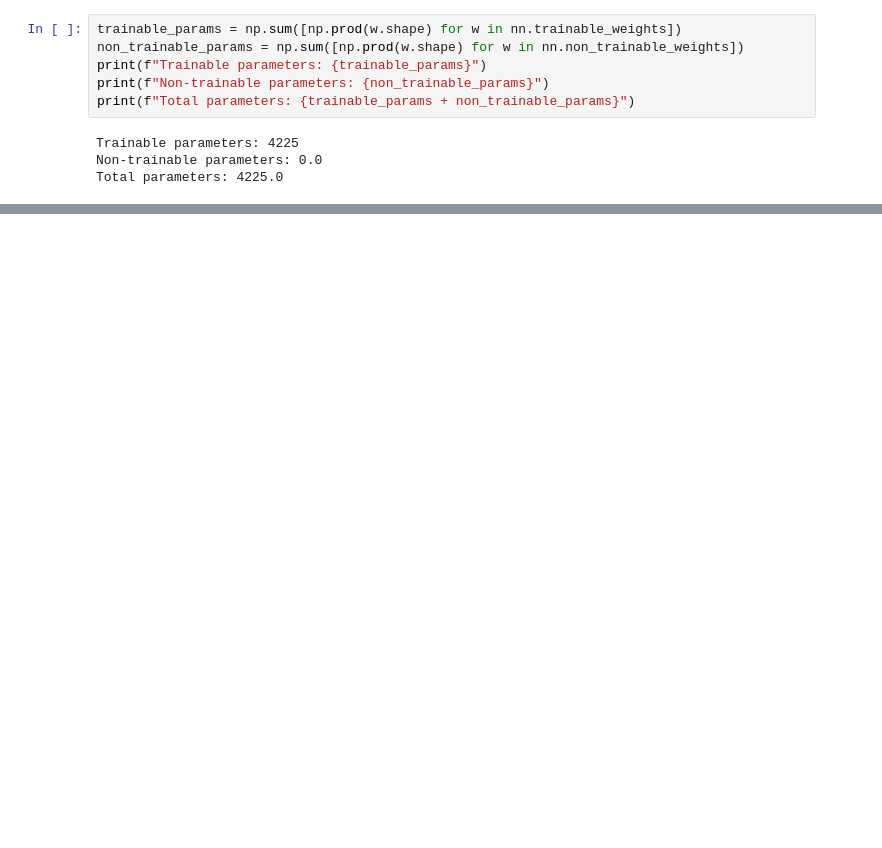
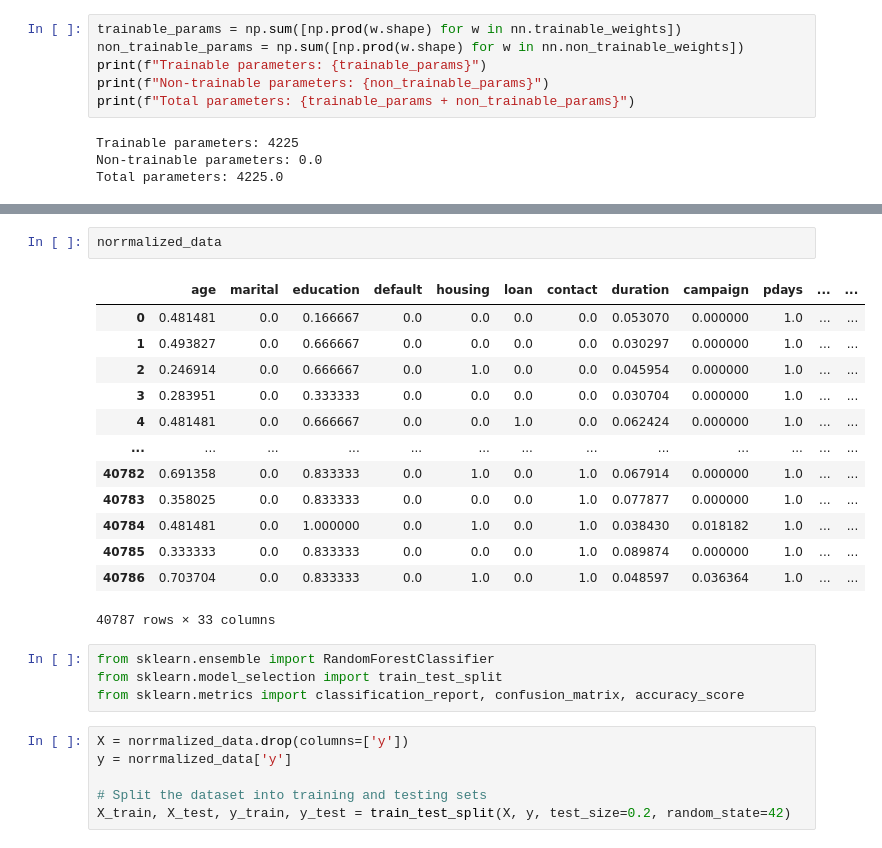
Before and after one commit to dananjana-hewage/Bank_Marketing_Prediction, a Jupyter notebook: test.ipynb, the cells around one changed output, grey strips where cells are left out. Drawn from its saved outputs; the diff is of its cells as text; blank space fills up the shorter version.

Commit message:
random forest

```diff
--- a/test.ipynb
+++ b/test.ipynb
@@ -946,0 +969,26 @@ Total parameters: 4225.0
+# %%
+norrmalized_data
+# %% [output]
+|  | age | marital | education | default | housing | loan | contact | duration | campaign | pdays | ... | ... |
+| 0 | 0.481481 | 0.0 | 0.166667 | 0.0 | 0.0 | 0.0 | 0.0 | 0.053070 | 0.000000 | 1.0 | ... | ... |
+| 1 | 0.493827 | 0.0 | 0.666667 | 0.0 | 0.0 | 0.0 | 0.0 | 0.030297 | 0.000000 | 1.0 | ... | ... |
+| 2 | 0.246914 | 0.0 | 0.666667 | 0.0 | 1.0 | 0.0 | 0.0 | 0.045954 | 0.000000 | 1.0 | ... | ... |
+| 3 | 0.283951 | 0.0 | 0.333333 | 0.0 | 0.0 | 0.0 | 0.0 | 0.030704 | 0.000000 | 1.0 | ... | ... |
+| 4 | 0.481481 | 0.0 | 0.666667 | 0.0 | 0.0 | 1.0 | 0.0 | 0.062424 | 0.000000 | 1.0 | ... | ... |
+| ... | ... | ... | ... | ... | ... | ... | ... | ... | ... | ... | ... | ... |
+| 40782 | 0.691358 | 0.0 | 0.833333 | 0.0 | 1.0 | 0.0 | 1.0 | 0.067914 | 0.000000 | 1.0 | ... | ... |
+| 40783 | 0.358025 | 0.0 | 0.833333 | 0.0 | 0.0 | 0.0 | 1.0 | 0.077877 | 0.000000 | 1.0 | ... | ... |
+| 40784 | 0.481481 | 0.0 | 1.000000 | 0.0 | 1.0 | 0.0 | 1.0 | 0.038430 | 0.018182 | 1.0 | ... | ... |
+| 40785 | 0.333333 | 0.0 | 0.833333 | 0.0 | 0.0 | 0.0 | 1.0 | 0.089874 | 0.000000 | 1.0 | ... | ... |
+| 40786 | 0.703704 | 0.0 | 0.833333 | 0.0 | 1.0 | 0.0 | 1.0 | 0.048597 | 0.036364 | 1.0 | ... | ... |
+40787 rows × 33 columns
+# %%
+from sklearn.ensemble import RandomForestClassifier
+from sklearn.model_selection import train_test_split
+from sklearn.metrics import classification_report, confusion_matrix, accuracy_score
+# %%
+X = norrmalized_data.drop(columns=['y'])
+y = norrmalized_data['y']
+
+# Split the dataset into training and testing sets
+X_train, X_test, y_train, y_test = train_test_split(X, y, test_size=0.2, random_state=42)
```
Also changed, not shown: parts of 18 cells of this notebook, 2 other files.
